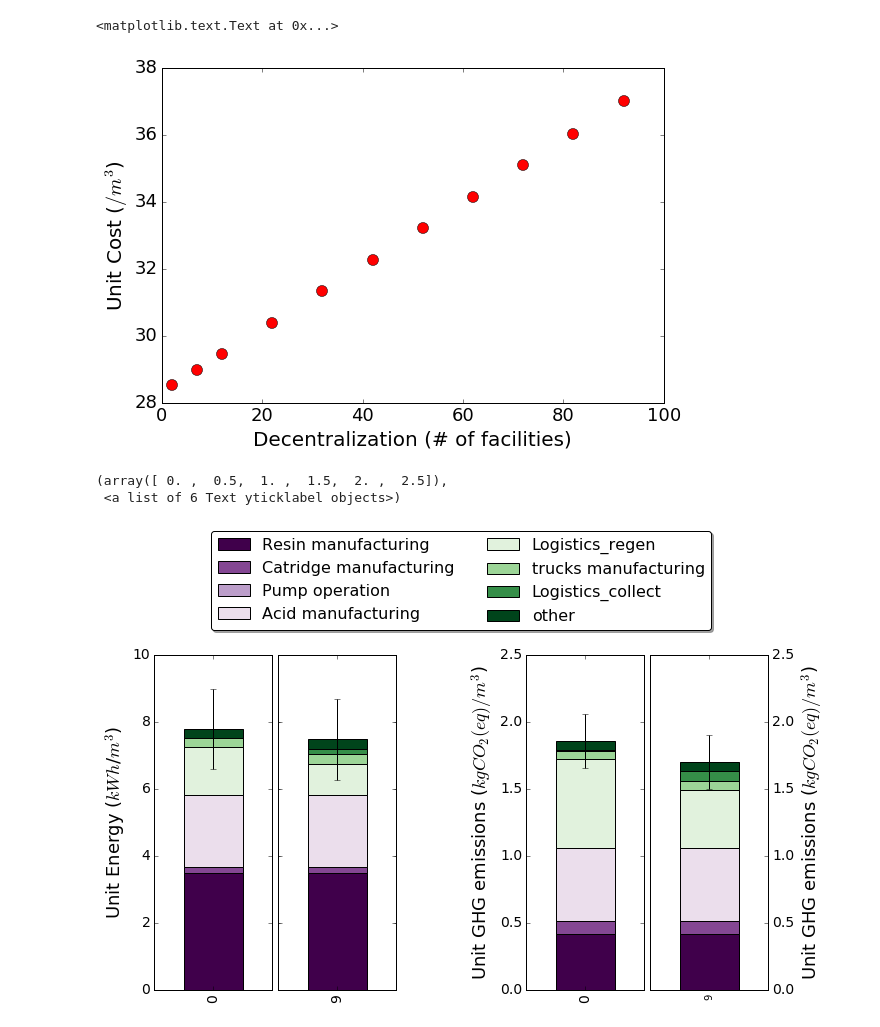
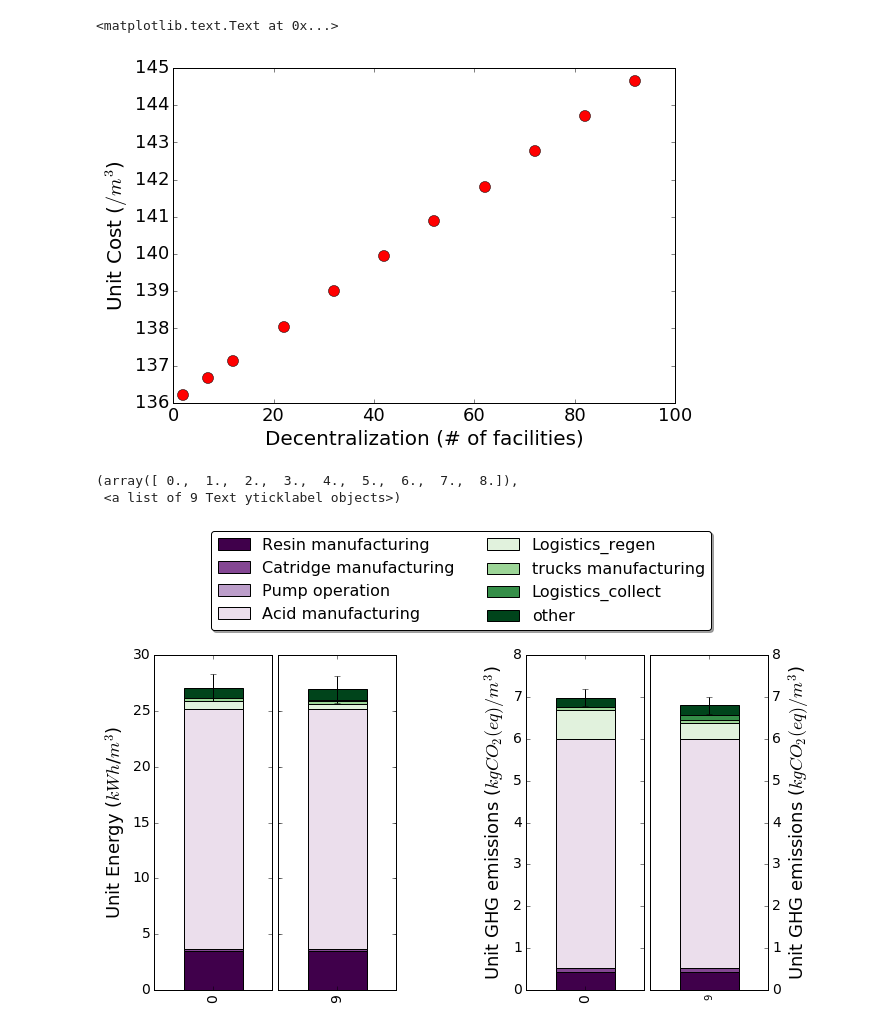
Before and after one commit to okavvada/Urine-Project, a Jupyter notebook: Plot_LCA_model.ipynb, the cells around one changed output. Cells and saved outputs as stored; diff of their text form; code cells hidden in the pictures.

```diff
--- a/Plot_LCA_model.ipynb
+++ b/Plot_LCA_model.ipynb
@@ -21,7 +21,7 @@ COST_optimal = pd.read_csv('results/COST_m3_optimal.csv')
 COST_grid = pd.read_csv('results/COST_m3_grid.csv')
 COST_random = pd.read_csv('results/COST_m3_random.csv')
 # %%
-scenario = 'random'
+scenario = 'optimal'
 if scenario == 'optimal':
     Result_Energy_m3 = Energy_optimal
     Result_GHG_m3 = GHG_optimal
@@ -69,7 +69,7 @@ plt.yticks(fontsize = 18)
 plt.ylabel('Unit Cost ($/m^3$)', fontsize = 20)
 # %% [output]
 <matplotlib.text.Text at 0x...>
-[figure, old version]
+[figure, new version]
 # %%
 Result_Energy_m3_plot = Result_Energy_m3.drop('sum',1).drop('n_facilities',1)
 Result_GHG_m3_plot = Result_GHG_m3.drop('sum',1).drop('n_facilities',1)
@@ -119,35 +119,35 @@ cost_errors_2.other = 4.1
 # %%
 fig = plt.figure(figsize=(11, 6))
 ax = fig.add_subplot(1,5, 1)
 a=Result_Energy_m3_plot_low.plot(kind='bar', stacked = True, ax=ax, legend=False,colormap='PRGn', yerr=energy_errors_1)
 plt.xticks(fontsize=14)
 plt.yticks(fontsize=14)
-plt.ylim(0, 10)
+plt.ylim(0, 30)
 plt.ylabel('Unit Energy ($kWh$/$m^3$)',fontsize=18)
 ax = fig.add_subplot(1,5, 2)
 c=Result_Energy_m3_plot_high.plot(kind='bar', stacked = True, ax=ax, sharey=True, legend=False,colormap='PRGn', yerr=energy_errors_2)
-plt.ylim(0, 10)
+plt.ylim(0, 30)
 plt.xticks(fontsize=14)
 plt.yticks(fontsize=14)
 ax = fig.add_subplot(1,5, 4)
 b=Result_GHG_m3_plot_low.plot(kind='bar', stacked = True, ax=ax, legend=False,colormap='PRGn', yerr=ghg_errors_1)
 plt.xticks(fontsize=14)
 plt.yticks(fontsize=14)
-plt.ylim(0, 2.5)
+#plt.ylim(0, 2.5)
 plt.ylabel('Unit GHG emissions ($kgCO_2(eq)/m^3$)',fontsize=18)
 a.legend(loc='lower center', bbox_to_anchor=(2.6, 1.05),ncol=2, fancybox=True, shadow=True,fontsize=16)
 ax = fig.add_subplot(1,5, 5)
 d=Result_GHG_m3_plot_high.plot(kind='bar', stacked = True, ax=ax,secondary_y=True, legend=False,colormap='PRGn', yerr=ghg_errors_2)
-plt.ylim(0, 2.5)
+#plt.ylim(0, 2.5)
 #fig.tight_layout()
 plt.ylabel('Unit GHG emissions ($kgCO_2(eq)/m^3$)',fontsize=18)
 plt.subplots_adjust(left=None, bottom=None, right=None, top=None, wspace=0.05, hspace=None)
 plt.xticks(fontsize=14)
 plt.yticks(fontsize=14)
 # %% [output]
-(array([ 0. ,  0.5,  1. ,  1.5,  2. ,  2.5]),
- <a list of 6 Text yticklabel objects>)
+(array([ 0.,  1.,  2.,  3.,  4.,  5.,  6.,  7.,  8.]),
+ <a list of 9 Text yticklabel objects>)
-[figure, old version]
+[figure, new version]
 # %%
 fig = plt.figure(figsize=(8, 6))
 ax = fig.add_subplot(1,3, 1)
```
Also changed, not shown: parts of 8 cells of this notebook, 5 other files.
